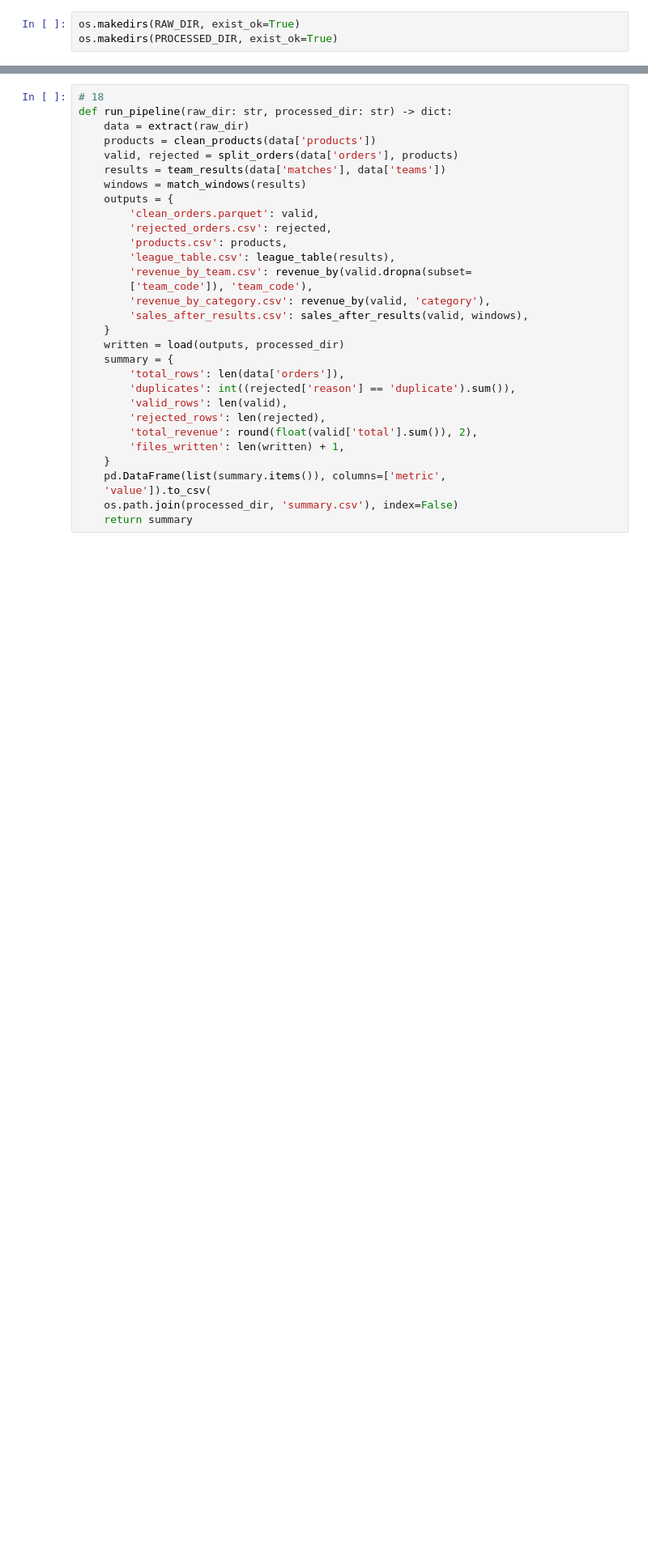
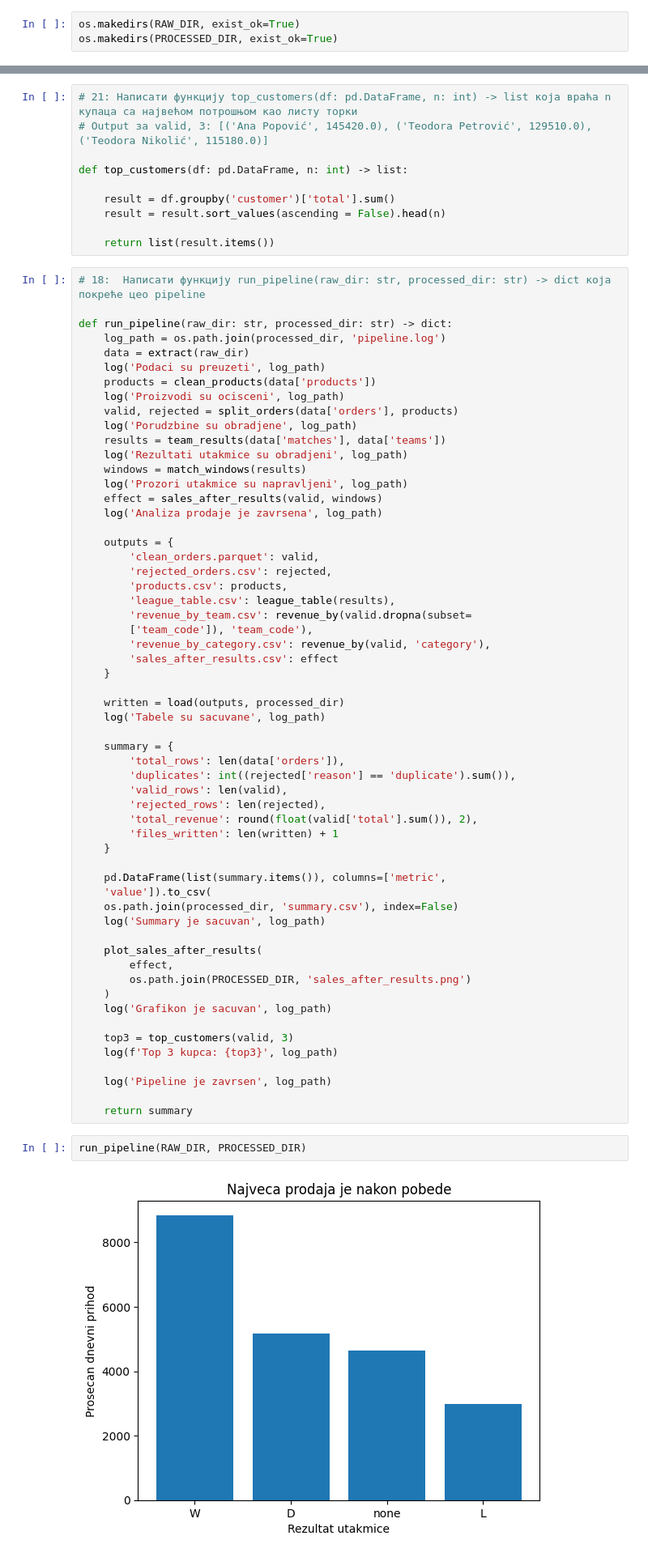
Before and after one commit to sarapetkovicc/IT-Bootcamp---Data-pipeline, a Jupyter notebook: pipeline.ipynb, the cells around one changed output, grey strips where cells are left out. Shown at 81% size. Drawn from its saved outputs; the diff is of its cells as text; blank space fills up the shorter version.

Commit message:
Finalni pipeline

```diff
--- a/pipeline.ipynb
+++ b/pipeline.ipynb
@@ -174,11 +429,31 @@ def load(outputs: dict, processed_dir: str) -> dict:
+# %%
+# 21: Написати функцију top_customers(df: pd.DataFrame, n: int) -> list која враћа n купаца са највећом потрошњом као листу торки
+# Output за valid, 3: [('Ana Popović', 145420.0), ('Teodora Petrović', 129510.0), ('Teodora Nikolić', 115180.0)]
+
+def top_customers(df: pd.DataFrame, n: int) -> list:
+
+    result = df.groupby('customer')['total'].sum()
+    result = result.sort_values(ascending = False).head(n)
+
+    return list(result.items())
 # %%
-# 18
+# 18:  Написати функцију run_pipeline(raw_dir: str, processed_dir: str) -> dict која покреће цео pipeline
+
 def run_pipeline(raw_dir: str, processed_dir: str) -> dict:
+    log_path = os.path.join(processed_dir, 'pipeline.log')
     data = extract(raw_dir)
+    log('Podaci su preuzeti', log_path)
     products = clean_products(data['products'])
+    log('Proizvodi su ocisceni', log_path)
     valid, rejected = split_orders(data['orders'], products)
+    log('Porudzbine su obradjene', log_path)
     results = team_results(data['matches'], data['teams'])
+    log('Rezultati utakmice su obradjeni', log_path)
     windows = match_windows(results)
+    log('Prozori utakmice su napravljeni', log_path)
+    effect = sales_after_results(valid, windows)
+    log('Analiza prodaje je zavrsena', log_path)
+
     outputs = {
         'clean_orders.parquet': valid,
         'rejected_orders.csv': rejected,
@@ -187,18 +462,39 @@ def run_pipeline(raw_dir: str, processed_dir: str) -> dict:
         'revenue_by_team.csv': revenue_by(valid.dropna(subset=
         ['team_code']), 'team_code'),
         'revenue_by_category.csv': revenue_by(valid, 'category'),
-        'sales_after_results.csv': sales_after_results(valid, windows),
+        'sales_after_results.csv': effect
     }
+
     written = load(outputs, processed_dir)
+    log('Tabele su sacuvane', log_path)
+
     summary = {
         'total_rows': len(data['orders']),
         'duplicates': int((rejected['reason'] == 'duplicate').sum()),
         'valid_rows': len(valid),
         'rejected_rows': len(rejected),
         'total_revenue': round(float(valid['total'].sum()), 2),
-        'files_written': len(written) + 1,
+        'files_written': len(written) + 1
     }
+
     pd.DataFrame(list(summary.items()), columns=['metric',
     'value']).to_csv(
     os.path.join(processed_dir, 'summary.csv'), index=False)
+    log('Summary je sacuvan', log_path)
+
+    plot_sales_after_results(
+        effect,
+        os.path.join(PROCESSED_DIR, 'sales_after_results.png')
+    )
+    log('Grafikon je sacuvan', log_path)
+
+    top3 = top_customers(valid, 3)
+    log(f'Top 3 kupca: {top3}', log_path)
+
+    log('Pipeline je zavrsen', log_path)
+
     return summary
+# %%
+run_pipeline(RAW_DIR, PROCESSED_DIR)
+# %% [output]
+[figure, added]
```
Also changed, not shown: parts of 23 cells of this notebook, 15 other files.
